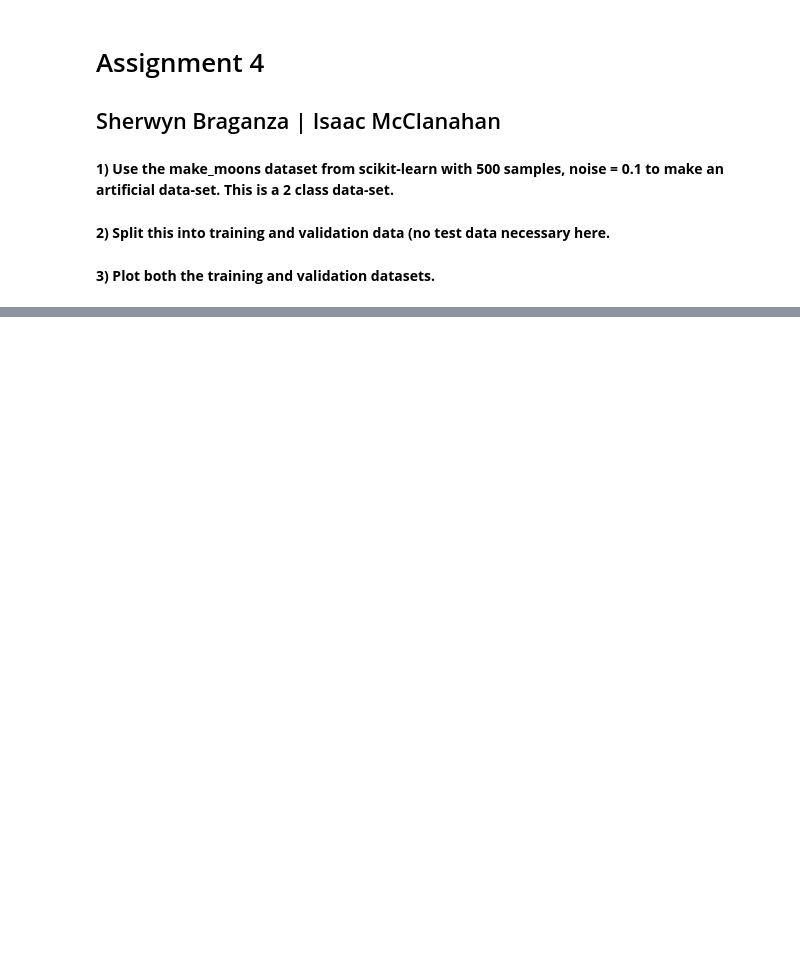
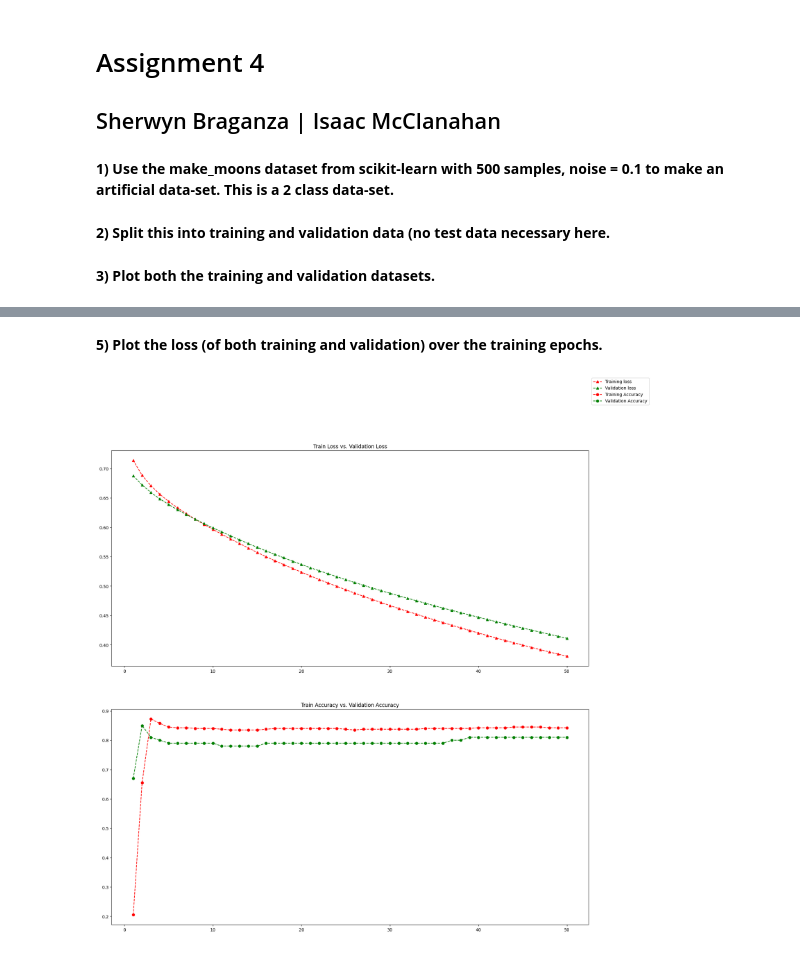
Before and after one commit to SherwynBraganza31/csc592_datasci_intro, a Jupyter notebook: lab4/assignment4.ipynb, the cells around one changed output, grey strips where cells are left out. Drawn from its saved outputs; the diff is of its cells as text; code cells hidden in the pictures; blank space fills up the shorter version.

```diff
--- a/lab4/assignment4.ipynb
+++ b/lab4/assignment4.ipynb
@@ -29,0 +33,11 @@ fig.show()
+# %%
+from tensorflow import keras
+from tensorflow.keras import layers
+
+model_sequential = keras.Sequential(name="my_example_model")
+model_sequential.add(layers.Dense(64, activation="relu", name="my_first_layer"))
+model_sequential.add(layers.Dense(32, activation="relu", name="my_second_layer"))
+model_sequential.add(layers.Dense(1, activation="sigmoid", name="my_last_layer"))
+model_sequential.build(input_shape=(None, 2))
+model_sequential.compile(optimizer="rmsprop", loss="binary_crossentropy", metrics=["accuracy"])
+model_sequential.fit(x_train, y_train, epochs=50, batch_size=512, validation_data=(x_val, y_val))
@@ -29,0 +80,24 @@ fig.show()
+# %% [markdown]
+**5) Plot the loss (of both training and validation) over the training epochs.**
+# %%
+sequential_history = model_sequential.history.history
+
+epochs = range(1, len(sequential_history['loss']) + 1)
+
+fig, axs = plt.subplots(2)
+axs[0].plot(epochs, sequential_history['loss'],
+            label="Training loss", color = 'red', linestyle='--', marker = '^')
+axs[0].plot(epochs, sequential_history['val_loss'],
+            label="Validation loss", color = 'green', linestyle='--', marker = '^')
+axs[0].set_title('Train Loss vs. Validation Loss')
+axs[1].plot(epochs, sequential_history['accuracy'],
+            label="Training Accuracy", color = 'red', linestyle='--', marker = 'o')
+axs[1].plot(epochs, sequential_history['val_accuracy'],
+            label="Validation Accuracy", color = 'green', linestyle='--', marker = 'o')
+axs[1].set_title('Train Accuracy vs. Validation Accuracy')
+fig.set_figwidth(20)
+fig.set_figheight(20)
+fig.legend()
+fig.show()
+# %% [output]
+[figure, added]
```
Also changed, not shown: parts of 6 cells of this notebook.
